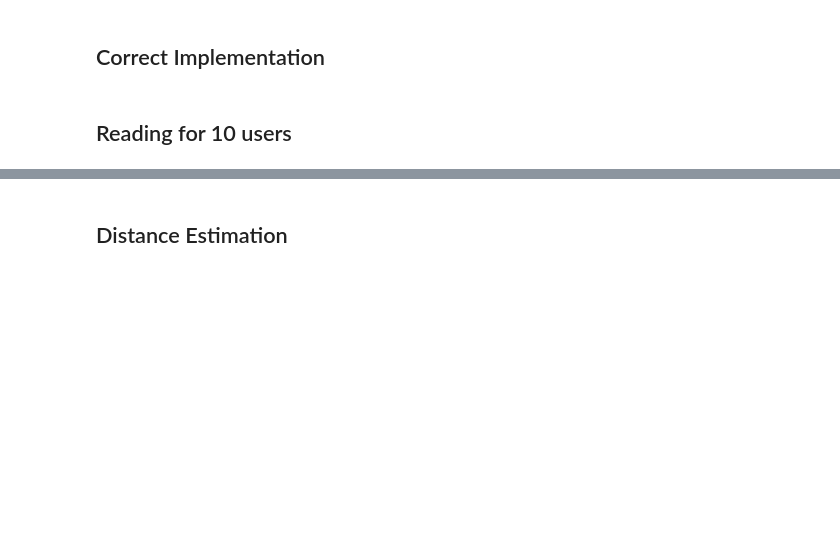
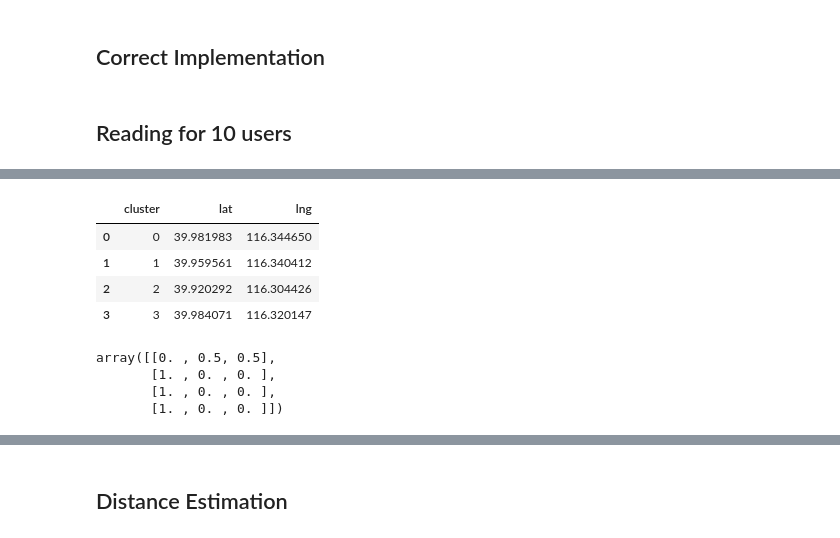
Before and after one commit to GabrielPila/skmob_mmc_mobility, a Jupyter notebook: notebooks/02_MMC_multiple_tdfs.ipynb, the cells around one changed output, grey strips where cells are left out. Drawn from its saved outputs; the diff is of its cells as text; code cells hidden in the pictures; blank space fills up the shorter version.

```diff
--- a/notebooks/02_MMC_multiple_tdfs.ipynb
+++ b/notebooks/02_MMC_multiple_tdfs.ipynb
@@ -228,0 +323,15 @@ geo_clusters
+# %%
+geo_clusters[6]
+# %% [output]
+|  | cluster | lat | lng |
+| 0 | 0 | 39.981983 | 116.344650 |
+| 1 | 1 | 39.959561 | 116.340412 |
+| 2 | 2 | 39.920292 | 116.304426 |
+| 3 | 3 | 39.984071 | 116.320147 |
+# %%
+geo_clusters_transit[6]
+# %% [output]
+array([[0. , 0.5, 0.5],
+       [1. , 0. , 0. ],
+       [1. , 0. , 0. ],
+       [1. , 0. , 0. ]])
```
Also changed, not shown: parts of 26 cells of this notebook, 1 other file.
